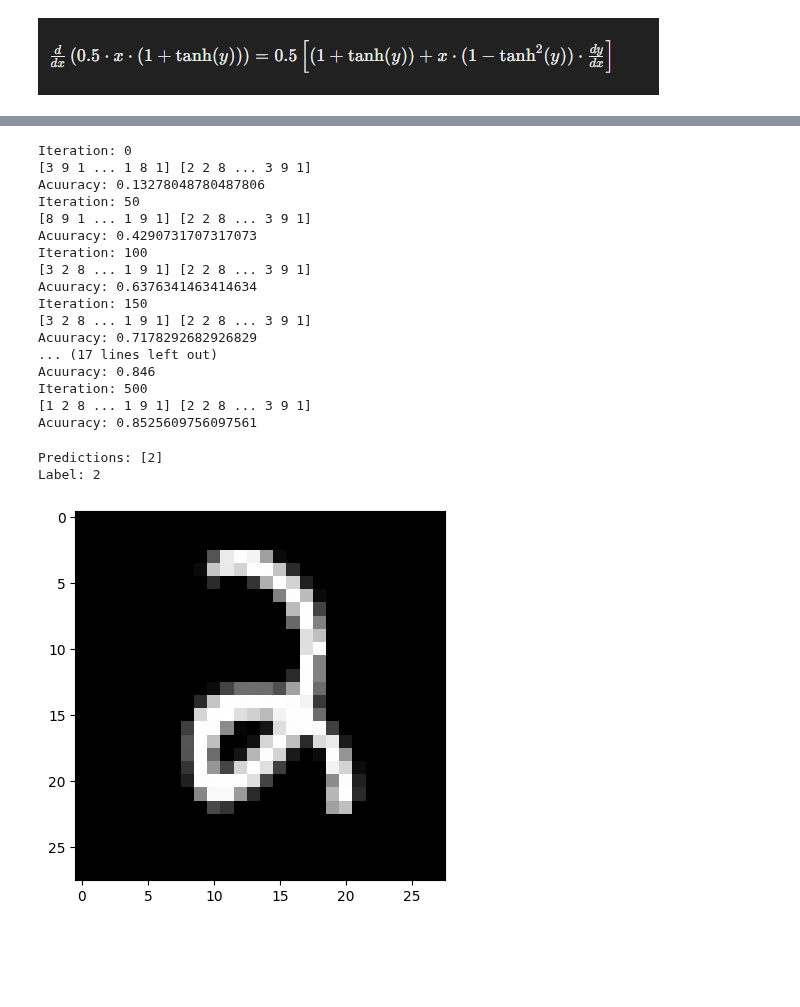
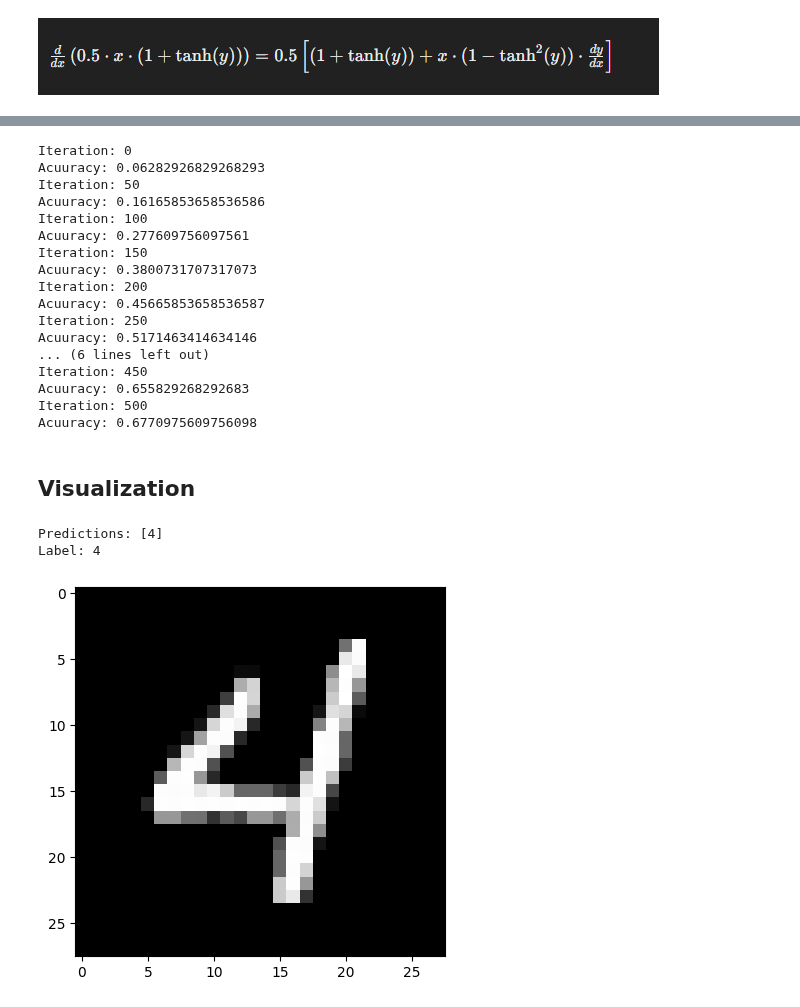
Before and after one commit to Harshil00077/Neural-Network-From-Scratch, a Jupyter notebook: mnist-from-scratch.ipynb, the cells around one changed output, grey strips where cells are left out. Cells and saved outputs as stored; diff of their text form; code cells hidden in the pictures; blank space fills up the shorter version.

```diff
--- a/mnist-from-scratch.ipynb
+++ b/mnist-from-scratch.ipynb
@@ -184,31 +227,0 @@ Acuuracy: 0.8659512195121951
-# %%
-def GeLU(z):
-    ez = np.exp(np.sqrt(2 / np.pi) * (z + 0.044715 * z**3))
-    enz = np.exp(-np.sqrt(2 / np.pi) * (z + 0.044715 * z**3))
-    tanh = (ez - enz) / (ez + enz)
-    return 0.5 * z * (1 + tanh)
-
-def derive_GeLU(z):
-    dr = np.sqrt(2 / np.pi) * (1 + 3 * 0.044715 * z**2)
-    ez = np.exp(np.sqrt(2 / np.pi) * (z + 0.044715 * z**3))
-    enz = np.exp(-np.sqrt(2 / np.pi) * (z + 0.044715 * z**3))
-    tanh = (ez - enz) / (ez + enz)
-    tanh2 = tanh**2
-    return 0.5 * ((1 + tanh) + z * (1 - tanh2) * dr)
-
-def forward_prop(w1,b1,w2,b2,X):
-    z1 = w1.dot(X) +  b1
-    a1 = GeLU(z1)
-    z2 = w2.dot(a1) + b2
-    a2 = softmax(z2)
-    return z1,a1,z2,a2
-
-def back_prop(z1,a1,z2,a2,w1,w2,x,y):
-    one_hot_y = one_hot(y)
-    dz2 = a2 - one_hot_y
-    dw2 = 1 / m * dz2.dot(a1.T)
-    db2 = 1 / m * np.sum(dz2)
-    dz1 = w2.T.dot(dz2) *  derive_GeLU(z1)
-    dw1 = 1 / m * dz1.dot(x.T)
-    db1 = 1 / m * np.sum(dz1)
-    return dw1,db1,dw2,db2
@@ -215,34 +243,36 @@ def back_prop(z1,a1,z2,a2,w1,w2,x,y):
 # %%
-w1,b1,w2,b2 = gradient_descent(X_train,Y_train,501,0.08)
+w1_sigmoid,b1_sigmoid,w2_sigmoid,b2_sigmoid = gradient_descent(X_train,Y_train,501,0.1,Sigmoid,derive_sigmoid)
 # %% [output]
 Iteration: 0
-[3 9 1 ... 1 8 1] [2 2 8 ... 3 9 1]
-Acuuracy: 0.13278048780487806
+Acuuracy: 0.06282926829268293
 Iteration: 50
-[8 9 1 ... 1 9 1] [2 2 8 ... 3 9 1]
-Acuuracy: 0.4290731707317073
+Acuuracy: 0.16165853658536586
 Iteration: 100
-[3 2 8 ... 1 9 1] [2 2 8 ... 3 9 1]
-Acuuracy: 0.6376341463414634
+Acuuracy: 0.277609756097561
 Iteration: 150
-[3 2 8 ... 1 9 1] [2 2 8 ... 3 9 1]
-Acuuracy: 0.7178292682926829
-... (17 lines left out)
-Acuuracy: 0.846
+Acuuracy: 0.3800731707317073
+Iteration: 200
+Acuuracy: 0.45665853658536587
+Iteration: 250
+Acuuracy: 0.5171463414634146
+... (6 lines left out)
+Iteration: 450
+Acuuracy: 0.655829268292683
 Iteration: 500
-[1 2 8 ... 1 9 1] [2 2 8 ... 3 9 1]
-Acuuracy: 0.8525609756097561
+Acuuracy: 0.6770975609756098
+# %% [markdown]
+## Visualization
 # %%
 import matplotlib.pyplot as plt
 # %%
-def make_predictions(x,w1,b1,w2,b2):
-    a,b,c,d = forward_prop(w1,b1,w2,b2,x)
+def make_predictions(x,w1,b1,w2,b2,Activation):
+    a,b,c,d = forward_prop(w1,b1,w2,b2,x,Activation)
     predictions = get_predictions(d)
     return predictions
 # %%
-def test_predictions(index, w1, b1, w2, b2):
+def test_predictions(index, w1, b1, w2, b2,Activation):
     current_image = X_train[:,index,None]
-    prediction = make_predictions(X_train[:,index,None], w1, b1, w2, b2)
+    prediction = make_predictions(X_train[:,index,None], w1, b1, w2, b2,Activation)
     label = Y_train[index]
     print("Predictions:", prediction)
     print("Label:", label)
@@ -251,11 +281,11 @@ def test_predictions(index, w1, b1, w2, b2):
     plt.gray()
     plt.imshow(current_image,interpolation='nearest')
     plt.show()
-# %%
-test_predictions(8,w1,b1,w2,b2)
-# %% [output]
-Predictions: [2]
-Label: 2
-[figure, removed]
+# %%
+test_predictions(8,w1_relu,b1_relu,w2_relu,b2_relu,ReLU)
+# %% [output]
+Predictions: [4]
+Label: 4
+[figure, added]
 # %%
 # validation prediction
```
Also changed, not shown: parts of 31 cells of this notebook.
